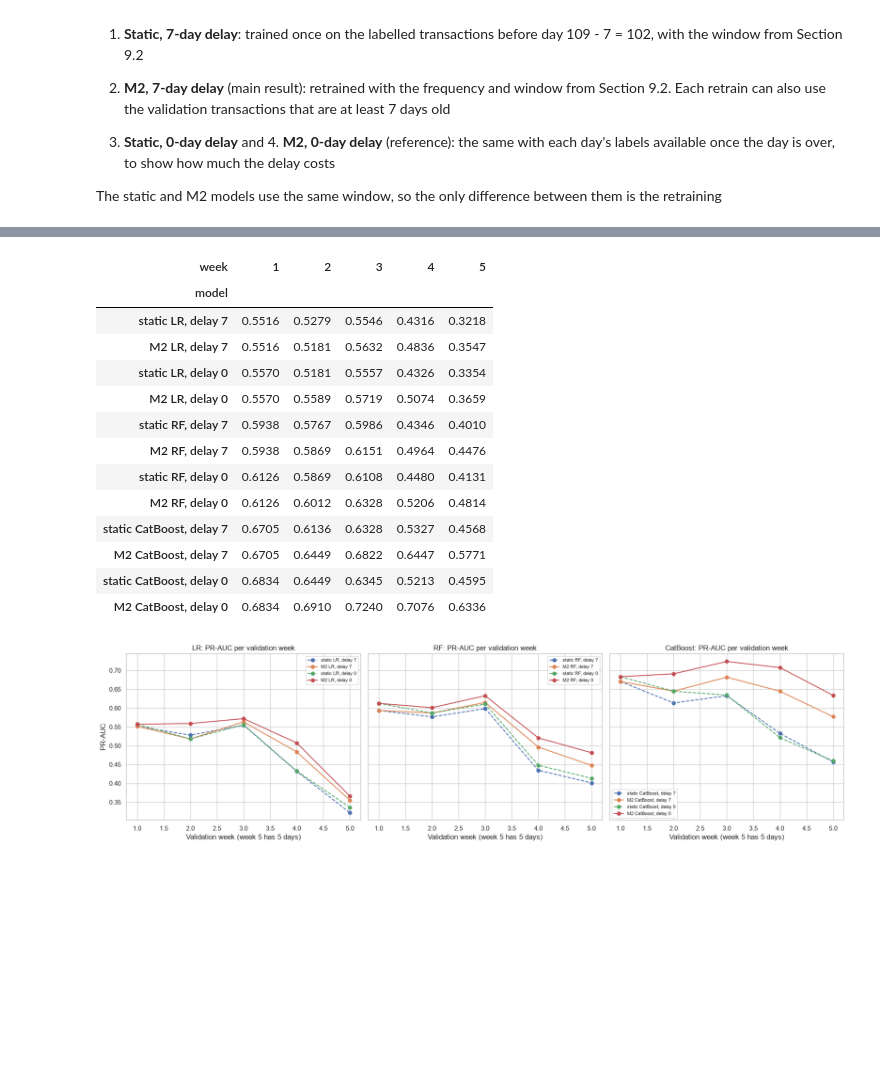
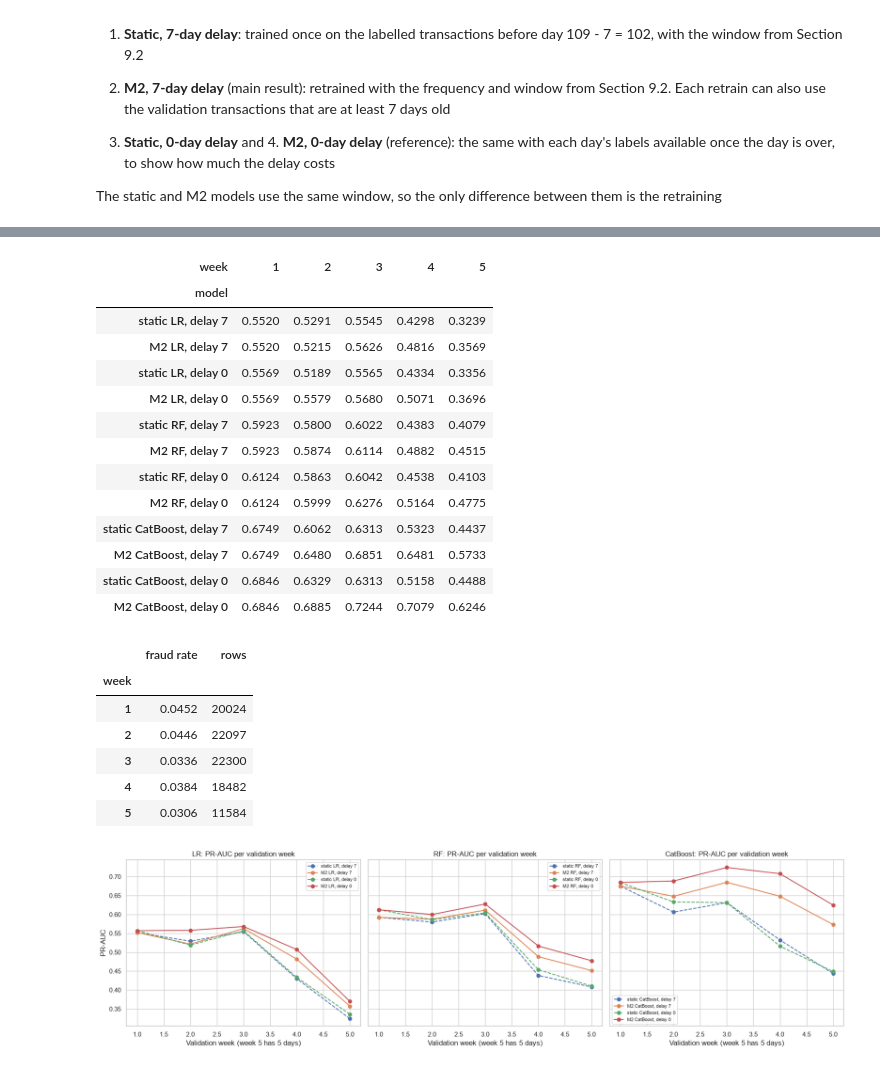
Before and after one commit to xman666888/bt4012-credit-card-fraud, a Jupyter notebook: notebooks/05_ieee_m0_m2.ipynb, the cells around one changed output, grey strips where cells are left out. Drawn from its saved outputs; the diff is of its cells as text; code cells hidden in the pictures; blank space fills up the shorter version.

```diff
--- a/notebooks/05_ieee_m0_m2.ipynb
+++ b/notebooks/05_ieee_m0_m2.ipynb
@@ -977,6 +985,30 @@ print("validation rows:", is_val.sum(), ", days", day[is_val].min(), "to", day[i
 # %% [output]
 training rows: 377945 , days 1 to 109
 validation rows: 94487 , days 109 to 141
+# %%
+# the frequency and card1 statistic features from notebook 04, which are fitted there once on all training rows
+FREQ_SOURCE_COLS = [c.removesuffix("_freq") for c in feature_cols if c.endswith("_freq")]
+CARD1_STAT_SOURCE_COLS = ["TransactionAmt", "D1", "D10", "D15"]
+
+
+# count of each value and the card1 statistics, learned from encode_rows only (no labels are used)
+def fit_encodings(encode_rows):
+    X_enc = X.loc[encode_rows, FREQ_SOURCE_COLS + CARD1_STAT_SOURCE_COLS]
+    counts = {col: X_enc[col].value_counts() for col in FREQ_SOURCE_COLS}
+    # float64 so the averages are the same as in notebook 04
+    stats = {col: X_enc[col].astype("float64").groupby(X_enc["card1"], observed=True).agg(["mean", "std"]) for col in CARD1_STAT_SOURCE_COLS}
+    return counts, stats
+
+
+# replace the encoded columns of X_part (a value not in encode_rows gets a count of 0 and no statistics, as in notebook 04)
+def apply_encodings(X_part, encodings):
+    counts, stats = encodings
+    for col in FREQ_SOURCE_COLS:
+        X_part[f"{col}_freq"] = X_part[col].map(counts[col]).astype("float32").fillna(0)
+    for col in CARD1_STAT_SOURCE_COLS:
+        for stat in ["mean", "std"]:
+            X_part[f"{col}_{stat}_by_card1"] = X_part["card1"].map(stats[col][stat]).astype("float32")
+    return X_part
 # %%
 def retrain_scores(family, run_name, labelled_rows, score_rows, first_day, last_day, frequency, window, delay):
     path = SCORES_DIR / f"{run_name}.pkl"
@@ -997,13 +1029,17 @@ def retrain_scores(family, run_name, labelled_rows, score_rows, first_day, last_
         if window != "all":
             fit_rows &= day >= label_end - window
 
+        # encodings: refitted on all rows before the block start (they do not use labels, so the delay does not apply)
+        encodings = fit_encodings(labelled_rows & (day < block_start))
+        X_fit = apply_encodings(X[fit_rows], encodings)
+
         model = clone(models[family]).set_params(**base_settings[family])   # M0 settings, no class weights
         if family == "CatBoost":
-            model.fit(X[fit_rows], y[fit_rows], cat_features=cat_cols)
+            model.fit(X_fit, y[fit_rows], cat_features=cat_cols)
         else:
-            model.fit(X[fit_rows], y[fit_rows])
-        scores[X.index[block]] = model.predict_proba(X[block])[:, 1]
-        del model
+            model.fit(X_fit, y[fit_rows])
+        scores[X.index[block]] = model.predict_proba(apply_encodings(X[block], encodings))[:, 1]
+        del model, X_fit
         n_models += 1
 
     scores.to_pickle(path)
@@ -1122,7 +1188,10 @@ rows = []
 for family in ["LR", "RF", "CatBoost"]:
     for delay in [LABEL_DELAY_DAYS, 0]:
         static, m2 = m2_table.loc[f"static {family}, delay {delay}"], m2_table.loc[f"M2 {family}, delay {delay}"]
-        rows.append({"family": family, "delay": delay} | {metric: m2[metric] - static[metric] for metric in metric_cols})
+        row = {"family": family, "delay": delay}
+        for metric in metric_cols:
+            row[metric] = m2[metric] - static[metric]
+        rows.append(row)
 print("change from static to M2 (M2 - static):")
 display(pd.DataFrame(rows).set_index(["family", "delay"]).round(4))
 # %% [output]
@@ -1152,42 +1221,52 @@ change from static to M2 (M2 - static):
 # %%
 # PR-AUC per validation week: does the static model get worse over time and whether M2 can keep up
 week = (val_day - VAL_FIRST_DAY) // 7
 weekly = []
 for name, scores in m2_scores.items():
     for w in np.unique(week):
         rows_w = week == w
         weekly.append({"model": name, "week": int(w) + 1, "PR-AUC": average_precision_score(y_val.to_numpy()[rows_w], scores[rows_w]),
                        "rows": int(rows_w.sum()), "fraud rate": y_val.to_numpy()[rows_w].mean()})
 weekly = pd.DataFrame(weekly)
 display(weekly.pivot_table(index="model", columns="week", values="PR-AUC", sort=False).round(4))
+
+# rows and fraud rate of each validation week (the same for every model)
+display(weekly.pivot_table(index="week", values=["rows", "fraud rate"], aggfunc="first").round(4))
 
 fig, axes = plt.subplots(1, 3, figsize=(18, 5), sharey=True)
 for ax, family in zip(axes, ["LR", "RF", "CatBoost"]):
     for name in [f"static {family}, delay {LABEL_DELAY_DAYS}", f"M2 {family}, delay {LABEL_DELAY_DAYS}",
                  f"static {family}, delay 0", f"M2 {family}, delay 0"]:
         data = weekly[weekly["model"] == name]
         ax.plot(data["week"], data["PR-AUC"], marker="o", linestyle="-" if name.startswith("M2") else "--", label=name)
     ax.set_title(f"{family}: PR-AUC per validation week")
     ax.set_xlabel("Validation week (week 5 has 5 days)")
     ax.legend(fontsize=8)
 axes[0].set_ylabel("PR-AUC")
 plt.tight_layout()
 plt.show()
 # %% [output]
 | week | 1 | 2 | 3 | 4 | 5 |
 | model |  |  |  |  |  |
-| static LR, delay 7 | 0.5516 | 0.5279 | 0.5546 | 0.4316 | 0.3218 |
-| M2 LR, delay 7 | 0.5516 | 0.5181 | 0.5632 | 0.4836 | 0.3547 |
-| static LR, delay 0 | 0.5570 | 0.5181 | 0.5557 | 0.4326 | 0.3354 |
-| M2 LR, delay 0 | 0.5570 | 0.5589 | 0.5719 | 0.5074 | 0.3659 |
-| static RF, delay 7 | 0.5938 | 0.5767 | 0.5986 | 0.4346 | 0.4010 |
-| M2 RF, delay 7 | 0.5938 | 0.5869 | 0.6151 | 0.4964 | 0.4476 |
-| static RF, delay 0 | 0.6126 | 0.5869 | 0.6108 | 0.4480 | 0.4131 |
-| M2 RF, delay 0 | 0.6126 | 0.6012 | 0.6328 | 0.5206 | 0.4814 |
-| static CatBoost, delay 7 | 0.6705 | 0.6136 | 0.6328 | 0.5327 | 0.4568 |
-| M2 CatBoost, delay 7 | 0.6705 | 0.6449 | 0.6822 | 0.6447 | 0.5771 |
-| static CatBoost, delay 0 | 0.6834 | 0.6449 | 0.6345 | 0.5213 | 0.4595 |
-| M2 CatBoost, delay 0 | 0.6834 | 0.6910 | 0.7240 | 0.7076 | 0.6336 |
+| static LR, delay 7 | 0.5520 | 0.5291 | 0.5545 | 0.4298 | 0.3239 |
+| M2 LR, delay 7 | 0.5520 | 0.5215 | 0.5626 | 0.4816 | 0.3569 |
+| static LR, delay 0 | 0.5569 | 0.5189 | 0.5565 | 0.4334 | 0.3356 |
+| M2 LR, delay 0 | 0.5569 | 0.5579 | 0.5680 | 0.5071 | 0.3696 |
+| static RF, delay 7 | 0.5923 | 0.5800 | 0.6022 | 0.4383 | 0.4079 |
+| M2 RF, delay 7 | 0.5923 | 0.5874 | 0.6114 | 0.4882 | 0.4515 |
+| static RF, delay 0 | 0.6124 | 0.5863 | 0.6042 | 0.4538 | 0.4103 |
+| M2 RF, delay 0 | 0.6124 | 0.5999 | 0.6276 | 0.5164 | 0.4775 |
+| static CatBoost, delay 7 | 0.6749 | 0.6062 | 0.6313 | 0.5323 | 0.4437 |
+| M2 CatBoost, delay 7 | 0.6749 | 0.6480 | 0.6851 | 0.6481 | 0.5733 |
+| static CatBoost, delay 0 | 0.6846 | 0.6329 | 0.6313 | 0.5158 | 0.4488 |
+| M2 CatBoost, delay 0 | 0.6846 | 0.6885 | 0.7244 | 0.7079 | 0.6246 |
+|  | fraud rate | rows |
+| week |  |  |
+| 1 | 0.0452 | 20024 |
+| 2 | 0.0446 | 22097 |
+| 3 | 0.0336 | 22300 |
+| 4 | 0.0384 | 18482 |
+| 5 | 0.0306 | 11584 |
 [figure]
 # %% [markdown]
 **Takeaway: Static vs M2**
```
Also changed, not shown: parts of 33 cells of this notebook.
